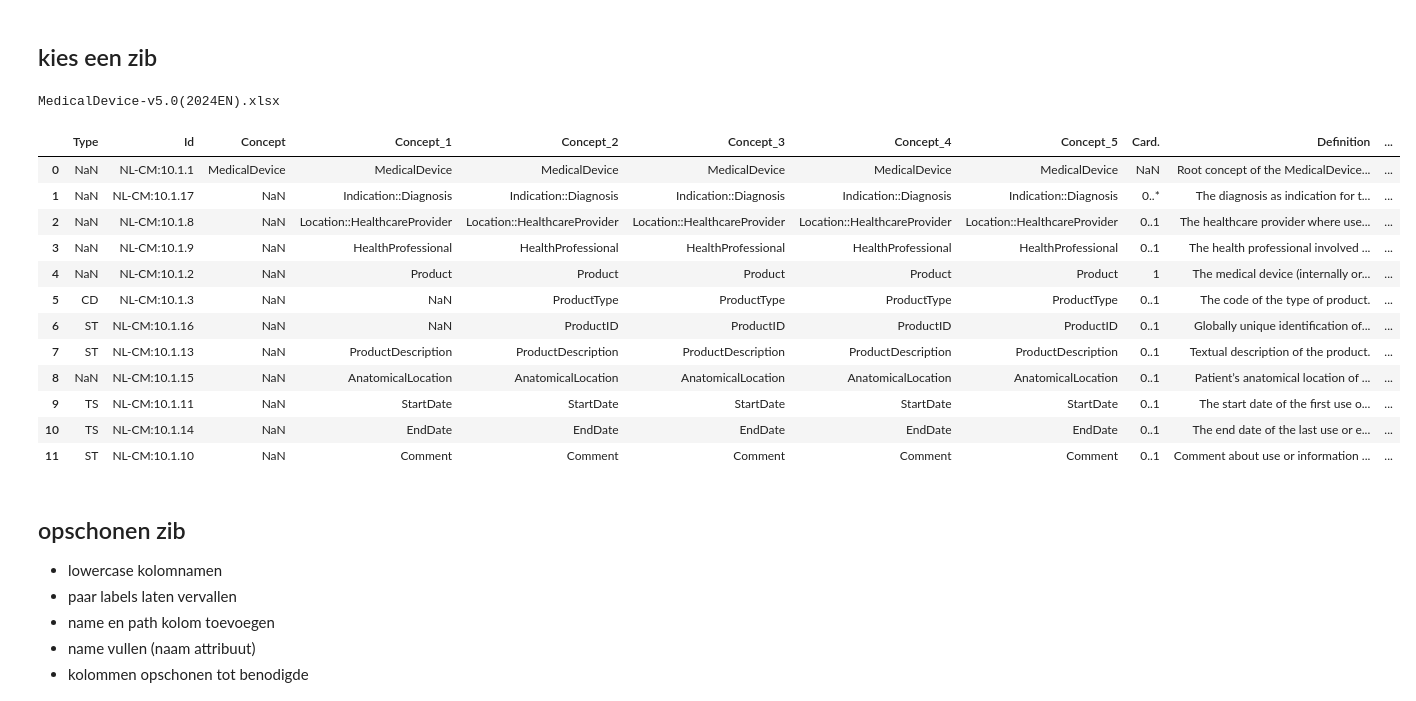
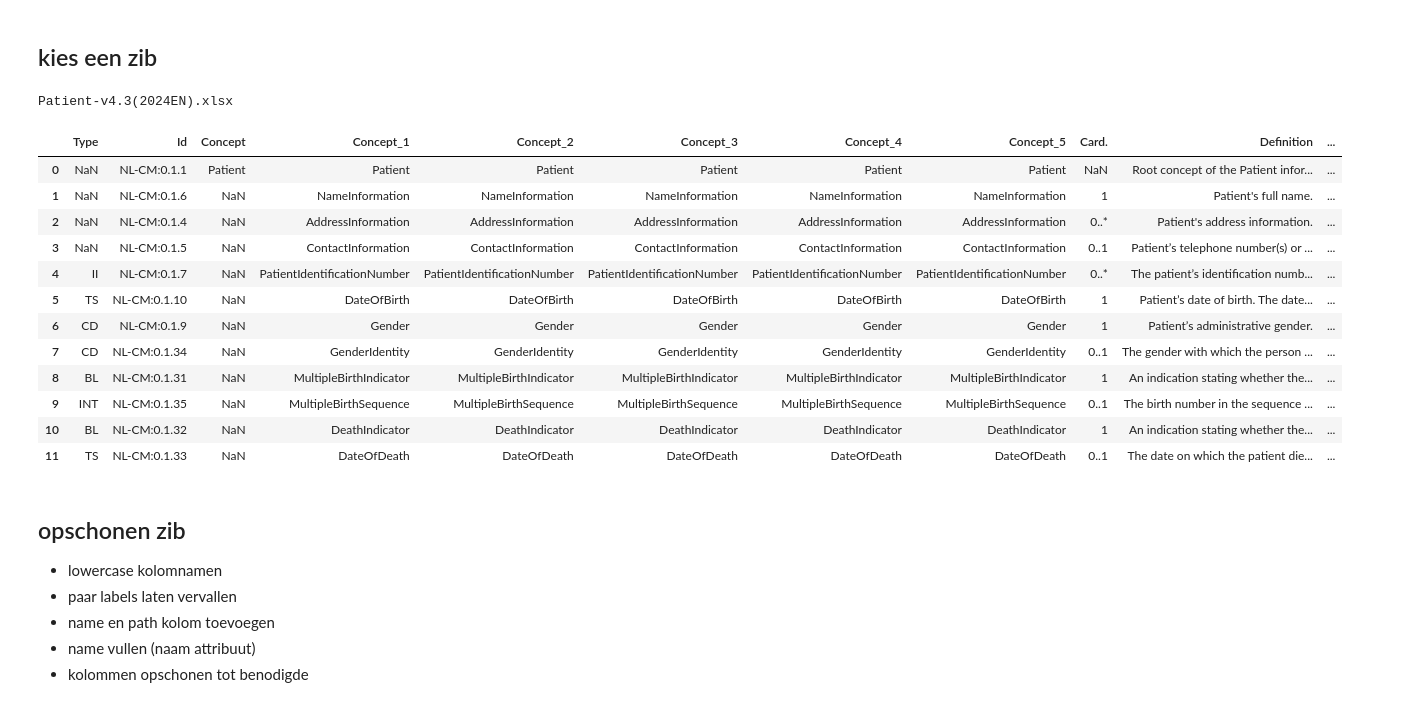
Before and after one commit to mgraauw/eu-nl-compared, a Jupyter notebook: zib2024-to-map.ipynb, the cells around one changed output. Cells and saved outputs as stored; diff of their text form; code cells hidden in the pictures.

```diff
--- a/zib2024-to-map.ipynb
+++ b/zib2024-to-map.ipynb
@@ -23,26 +23,26 @@ files
 # %% [markdown]
 ## kies een zib
 # %%
-file = files[1]
+file = files[2]
 print(file)
 url = os.path.join(folder, file)
 zibdf = pd.read_excel(url, sheet_name='Information Model', header=0)
 zibdf
 # %% [output]
-MedicalDevice-v5.0(2024EN).xlsx
+Patient-v4.3(2024EN).xlsx
 |  | Type | Id | Concept | Concept_1 | Concept_2 | Concept_3 | Concept_4 | Concept_5 | Card. | Definition | ... |
-| 0 | NaN | NL-CM:10.1.1 | MedicalDevice | MedicalDevice | MedicalDevice | MedicalDevice | MedicalDevice | MedicalDevice | NaN | Root concept of the MedicalDevice... | ... |
-| 1 | NaN | NL-CM:10.1.17 | NaN | Indication::Diagnosis | Indication::Diagnosis | Indication::Diagnosis | Indication::Diagnosis | Indication::Diagnosis | 0..* | The diagnosis as indication for t... | ... |
-| 2 | NaN | NL-CM:10.1.8 | NaN | Location::HealthcareProvider | Location::HealthcareProvider | Location::HealthcareProvider | Location::HealthcareProvider | Location::HealthcareProvider | 0..1 | The healthcare provider where use... | ... |
-| 3 | NaN | NL-CM:10.1.9 | NaN | HealthProfessional | HealthProfessional | HealthProfessional | HealthProfessional | HealthProfessional | 0..1 | The health professional involved ... | ... |
-| 4 | NaN | NL-CM:10.1.2 | NaN | Product | Product | Product | Product | Product | 1 | The medical device (internally or... | ... |
-| 5 | CD | NL-CM:10.1.3 | NaN | NaN | ProductType | ProductType | ProductType | ProductType | 0..1 | The code of the type of product. | ... |
-| 6 | ST | NL-CM:10.1.16 | NaN | NaN | ProductID | ProductID | ProductID | ProductID | 0..1 | Globally unique identification of... | ... |
-| 7 | ST | NL-CM:10.1.13 | NaN | ProductDescription | ProductDescription | ProductDescription | ProductDescription | ProductDescription | 0..1 | Textual description of the product. | ... |
-| 8 | NaN | NL-CM:10.1.15 | NaN | AnatomicalLocation | AnatomicalLocation | AnatomicalLocation | AnatomicalLocation | AnatomicalLocation | 0..1 | Patient’s anatomical location of ... | ... |
-| 9 | TS | NL-CM:10.1.11 | NaN | StartDate | StartDate | StartDate | StartDate | StartDate | 0..1 | The start date of the first use o... | ... |
-| 10 | TS | NL-CM:10.1.14 | NaN | EndDate | EndDate | EndDate | EndDate | EndDate | 0..1 | The end date of the last use or e... | ... |
-| 11 | ST | NL-CM:10.1.10 | NaN | Comment | Comment | Comment | Comment | Comment | 0..1 | Comment about use or information ... | ... |
+| 0 | NaN | NL-CM:0.1.1 | Patient | Patient | Patient | Patient | Patient | Patient | NaN | Root concept of the Patient infor... | ... |
+| 1 | NaN | NL-CM:0.1.6 | NaN | NameInformation | NameInformation | NameInformation | NameInformation | NameInformation | 1 | Patient's full name. | ... |
+| 2 | NaN | NL-CM:0.1.4 | NaN | AddressInformation | AddressInformation | AddressInformation | AddressInformation | AddressInformation | 0..* | Patient's address information. | ... |
+| 3 | NaN | NL-CM:0.1.5 | NaN | ContactInformation | ContactInformation | ContactInformation | ContactInformation | ContactInformation | 0..1 | Patient’s telephone number(s) or ... | ... |
+| 4 | II | NL-CM:0.1.7 | NaN | PatientIdentificationNumber | PatientIdentificationNumber | PatientIdentificationNumber | PatientIdentificationNumber | PatientIdentificationNumber | 0..* | The patient’s identification numb... | ... |
+| 5 | TS | NL-CM:0.1.10 | NaN | DateOfBirth | DateOfBirth | DateOfBirth | DateOfBirth | DateOfBirth | 1 | Patient’s date of birth. The date... | ... |
+| 6 | CD | NL-CM:0.1.9 | NaN | Gender | Gender | Gender | Gender | Gender | 1 | Patient’s administrative gender. | ... |
+| 7 | CD | NL-CM:0.1.34 | NaN | GenderIdentity | GenderIdentity | GenderIdentity | GenderIdentity | GenderIdentity | 0..1 | The gender with which the person ... | ... |
+| 8 | BL | NL-CM:0.1.31 | NaN | MultipleBirthIndicator | MultipleBirthIndicator | MultipleBirthIndicator | MultipleBirthIndicator | MultipleBirthIndicator | 1 | An indication stating whether the... | ... |
+| 9 | INT | NL-CM:0.1.35 | NaN | MultipleBirthSequence | MultipleBirthSequence | MultipleBirthSequence | MultipleBirthSequence | MultipleBirthSequence | 0..1 | The birth number in the sequence ... | ... |
+| 10 | BL | NL-CM:0.1.32 | NaN | DeathIndicator | DeathIndicator | DeathIndicator | DeathIndicator | DeathIndicator | 1 | An indication stating whether the... | ... |
+| 11 | TS | NL-CM:0.1.33 | NaN | DateOfDeath | DateOfDeath | DateOfDeath | DateOfDeath | DateOfDeath | 0..1 | The date on which the patient die... | ... |
 # %% [markdown]
 ## opschonen zib
 
```
Also changed, not shown: parts of 2 cells of this notebook, 6 other files.
